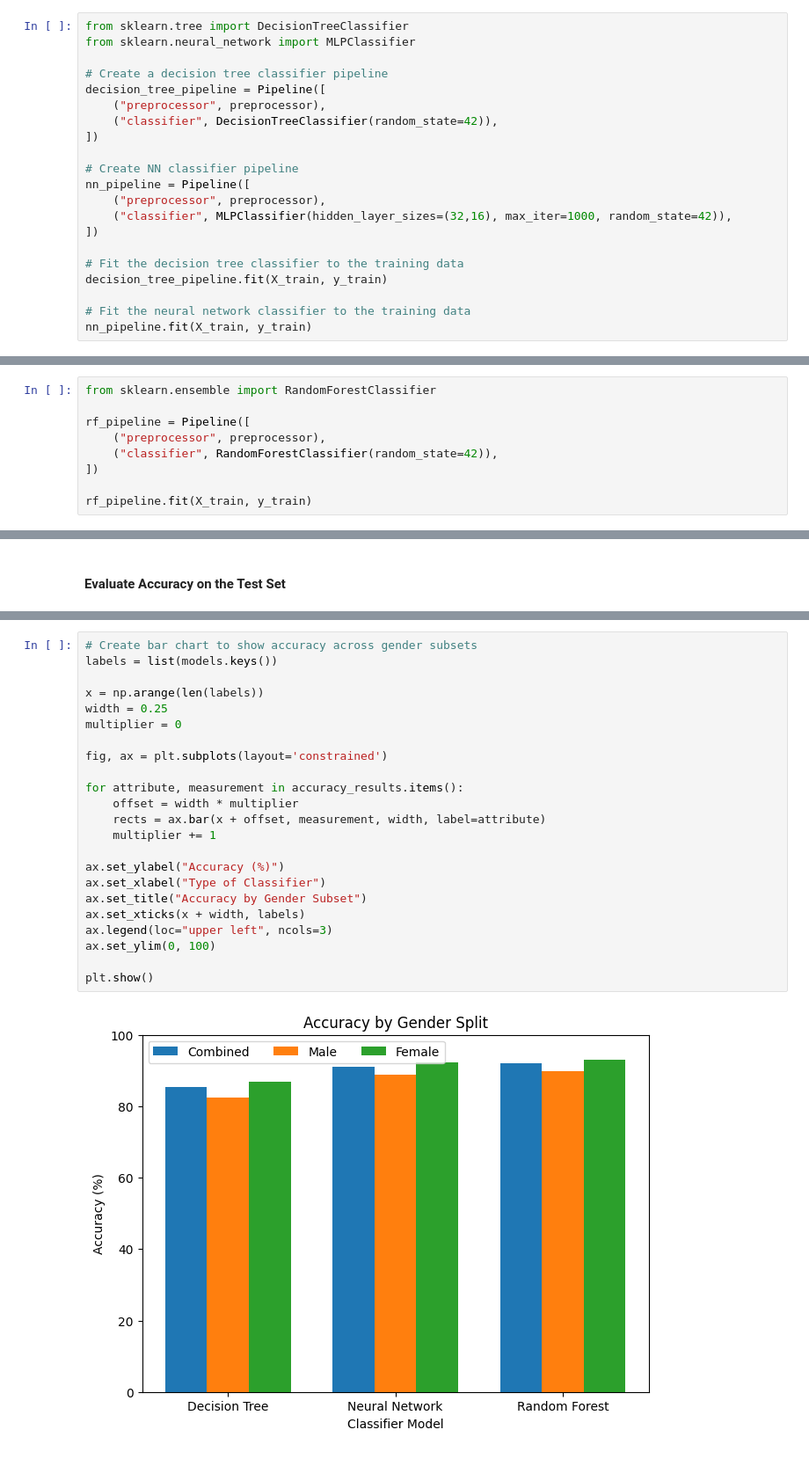
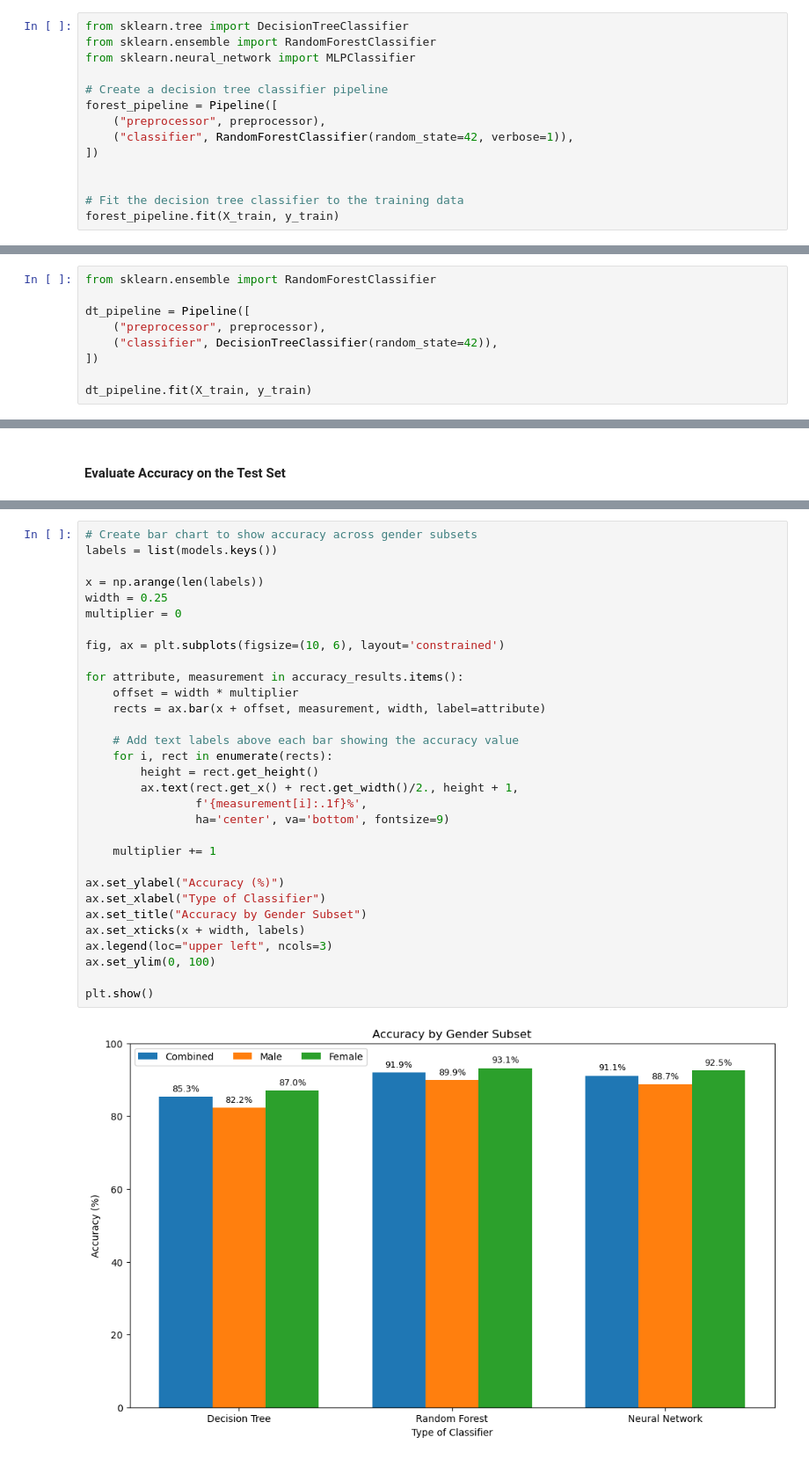
Before and after one commit to chloehumphrey/ds, a Jupyter notebook: a3/A3.ipynb, the cells around one changed output, grey strips where cells are left out. Shown: that part at 88% size. Cells and saved outputs as stored; diff of their text form.

```diff
--- a/a3/A3.ipynb
+++ b/a3/A3.ipynb
@@ -242,23 +277,16 @@ Name: count, dtype: int64
 #### Create a Decision Tree and Neural Network Classifier
 # %%
 from sklearn.tree import DecisionTreeClassifier
+from sklearn.ensemble import RandomForestClassifier
 from sklearn.neural_network import MLPClassifier
 
 # Create a decision tree classifier pipeline
-decision_tree_pipeline = Pipeline([
+forest_pipeline = Pipeline([
     ("preprocessor", preprocessor),
-    ("classifier", DecisionTreeClassifier(random_state=42)),
+    ("classifier", RandomForestClassifier(random_state=42, verbose=1)),
 ])
 
-# Create NN classifier pipeline
-nn_pipeline = Pipeline([
-    ("preprocessor", preprocessor),
-    ("classifier", MLPClassifier(hidden_layer_sizes=(32,16), max_iter=1000, random_state=42)),
-])
 
 # Fit the decision tree classifier to the training data
-decision_tree_pipeline.fit(X_train, y_train)
-
-# Fit the neural network classifier to the training data
-nn_pipeline.fit(X_train, y_train)
+forest_pipeline.fit(X_train, y_train)
 # %% [output]
@@ -282,12 +339,12 @@ Pipeline(steps=[('preprocessor',
 # %%
 from sklearn.ensemble import RandomForestClassifier
 
-rf_pipeline = Pipeline([
+dt_pipeline = Pipeline([
     ("preprocessor", preprocessor),
-    ("classifier", RandomForestClassifier(random_state=42)),
+    ("classifier", DecisionTreeClassifier(random_state=42)),
 ])
 
-rf_pipeline.fit(X_train, y_train)
+dt_pipeline.fit(X_train, y_train)
 # %% [output]
 Pipeline(steps=[('preprocessor',
                  ColumnTransformer(transformers=[('categorical',
@@ -397,28 +525,36 @@ F1-Score:  0.0033764772087788407
 # %%
 # Create bar chart to show accuracy across gender subsets
 labels = list(models.keys())
 
 x = np.arange(len(labels))
 width = 0.25
 multiplier = 0
 
-fig, ax = plt.subplots(layout='constrained')
+fig, ax = plt.subplots(figsize=(10, 6), layout='constrained')
 
 for attribute, measurement in accuracy_results.items():
     offset = width * multiplier
     rects = ax.bar(x + offset, measurement, width, label=attribute)
+
+    # Add text labels above each bar showing the accuracy value
+    for i, rect in enumerate(rects):
+        height = rect.get_height()
+        ax.text(rect.get_x() + rect.get_width()/2., height + 1,
+                f'{measurement[i]:.1f}%',
+                ha='center', va='bottom', fontsize=9)
+
     multiplier += 1
 
 ax.set_ylabel("Accuracy (%)")
 ax.set_xlabel("Type of Classifier")
 ax.set_title("Accuracy by Gender Subset")
 ax.set_xticks(x + width, labels)
 ax.legend(loc="upper left", ncols=3)
 ax.set_ylim(0, 100)
 
 plt.show()
 # %% [output]
-[figure, old version]
+[figure, new version]
 # %%
 # Create bar chart to show precision across gender subsets
 labels = list(models.keys())
```
Also changed, not shown: parts of 11 cells of this notebook.
